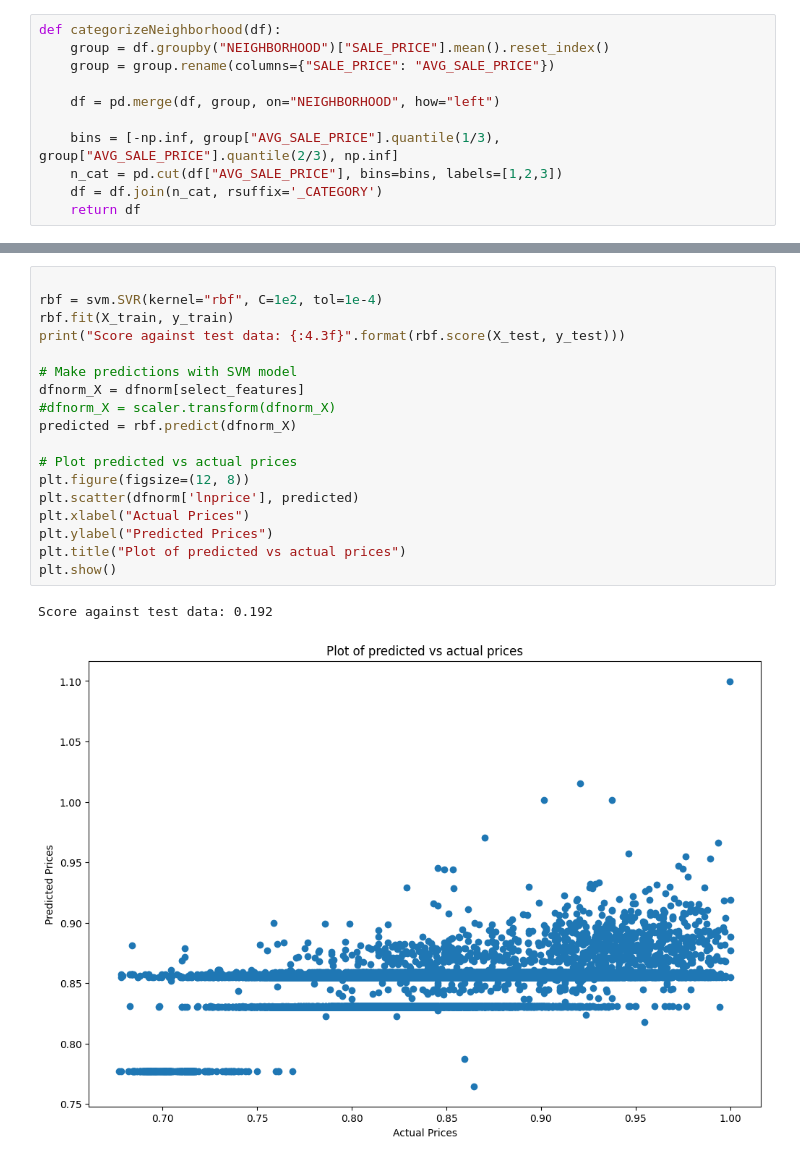
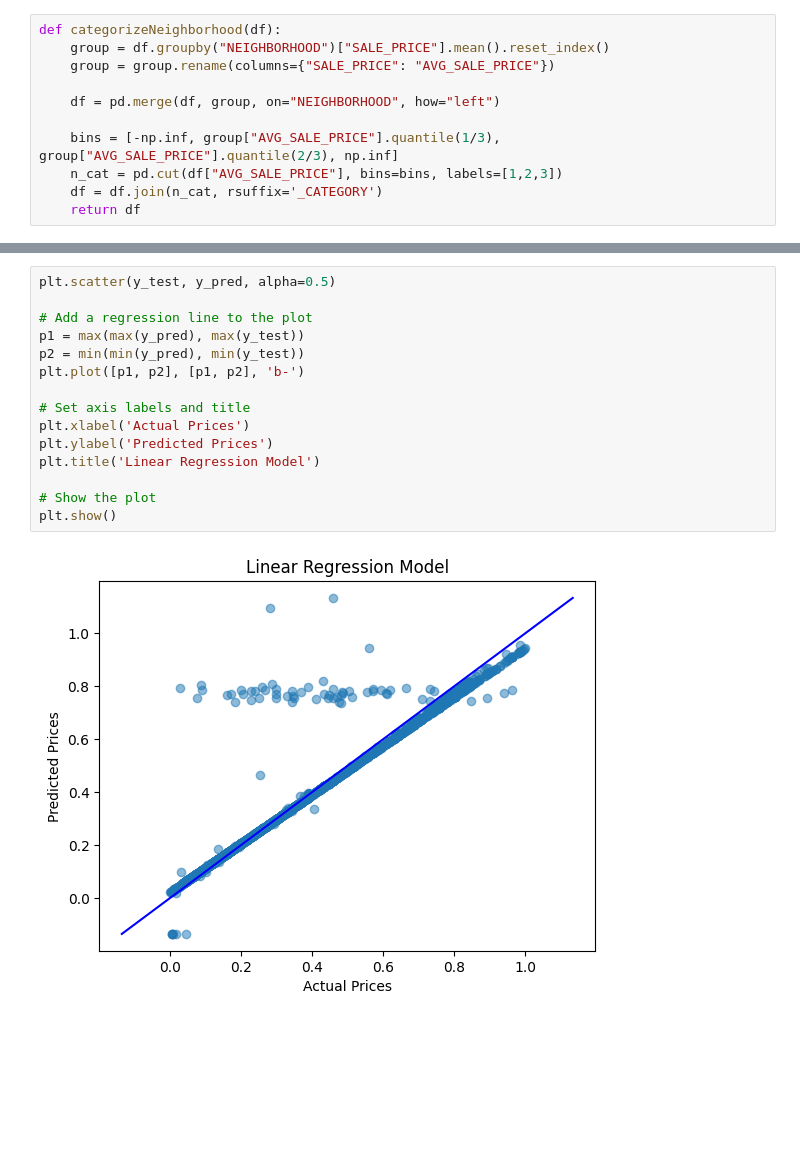
Before and after one commit to ZachLSoftware/BigData_CW, a Jupyter notebook: main_jup copy.ipynb, the cells around one changed output, grey strips where cells are left out. Drawn from its saved outputs; the diff is of its cells as text; blank space fills up the shorter version.

```diff
--- a/main_jup copy.ipynb
+++ b/main_jup copy.ipynb
@@ -432,24 +508,20 @@ Mean Squared error: 0.0026739352450832156
-# %%
-
-rbf = svm.SVR(kernel="rbf", C=1e2, tol=1e-4)
-rbf.fit(X_train, y_train)
-print("Score against test data: {:4.3f}".format(rbf.score(X_test, y_test)))
-
-# Make predictions with SVM model
-dfnorm_X = dfnorm[select_features]
-#dfnorm_X = scaler.transform(dfnorm_X)
-predicted = rbf.predict(dfnorm_X)
-
-# Plot predicted vs actual prices
-plt.figure(figsize=(12, 8))
-plt.scatter(dfnorm['lnprice'], predicted)
-plt.xlabel("Actual Prices")
-plt.ylabel("Predicted Prices")
-plt.title("Plot of predicted vs actual prices")
-plt.show()
-# %% [output]
-Score against test data: 0.192
-[figure, removed]
+# %%
+plt.scatter(y_test, y_pred, alpha=0.5)
+
+# Add a regression line to the plot
+p1 = max(max(y_pred), max(y_test))
+p2 = min(min(y_pred), min(y_test))
+plt.plot([p1, p2], [p1, p2], 'b-')
+
+# Set axis labels and title
+plt.xlabel('Actual Prices')
+plt.ylabel('Predicted Prices')
+plt.title('Linear Regression Model')
+
+# Show the plot
+plt.show()
+# %% [output]
+[figure, added]
 # %%
 pred=model.predict(X_test)
 res=(y_test-pred)
```
Also changed, not shown: parts of 32 cells of this notebook, 5 other files.
